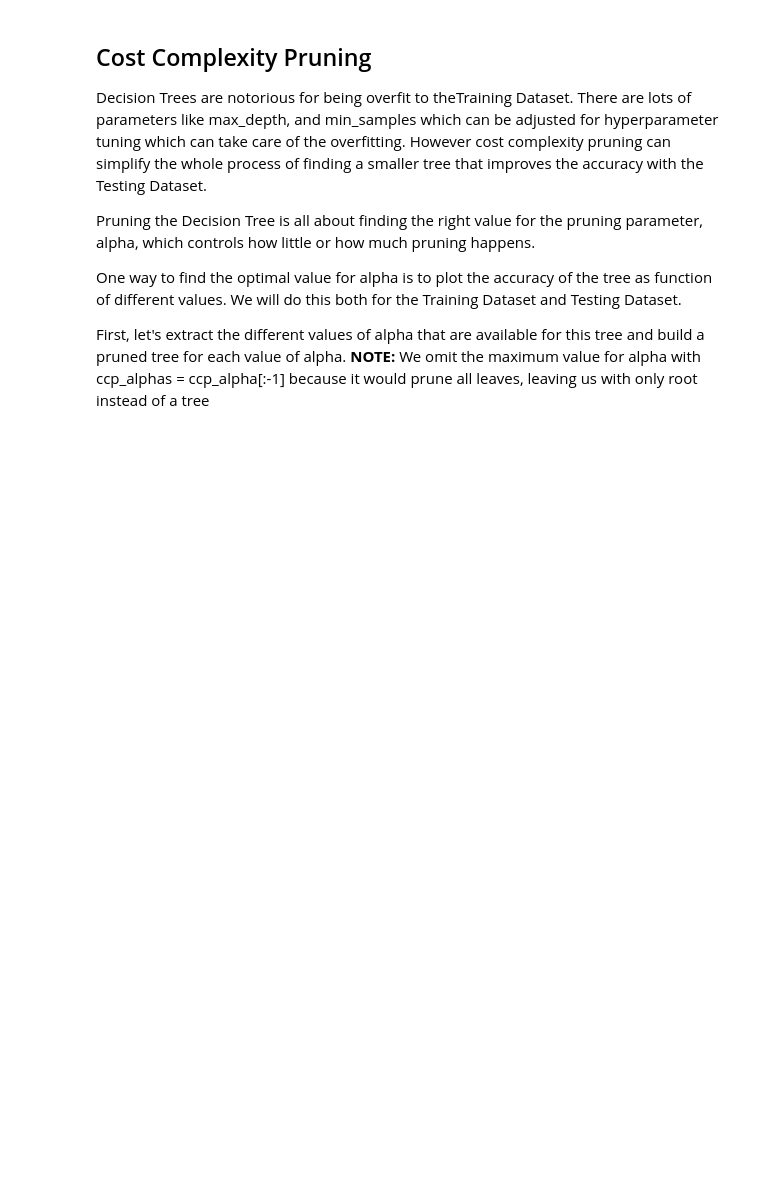
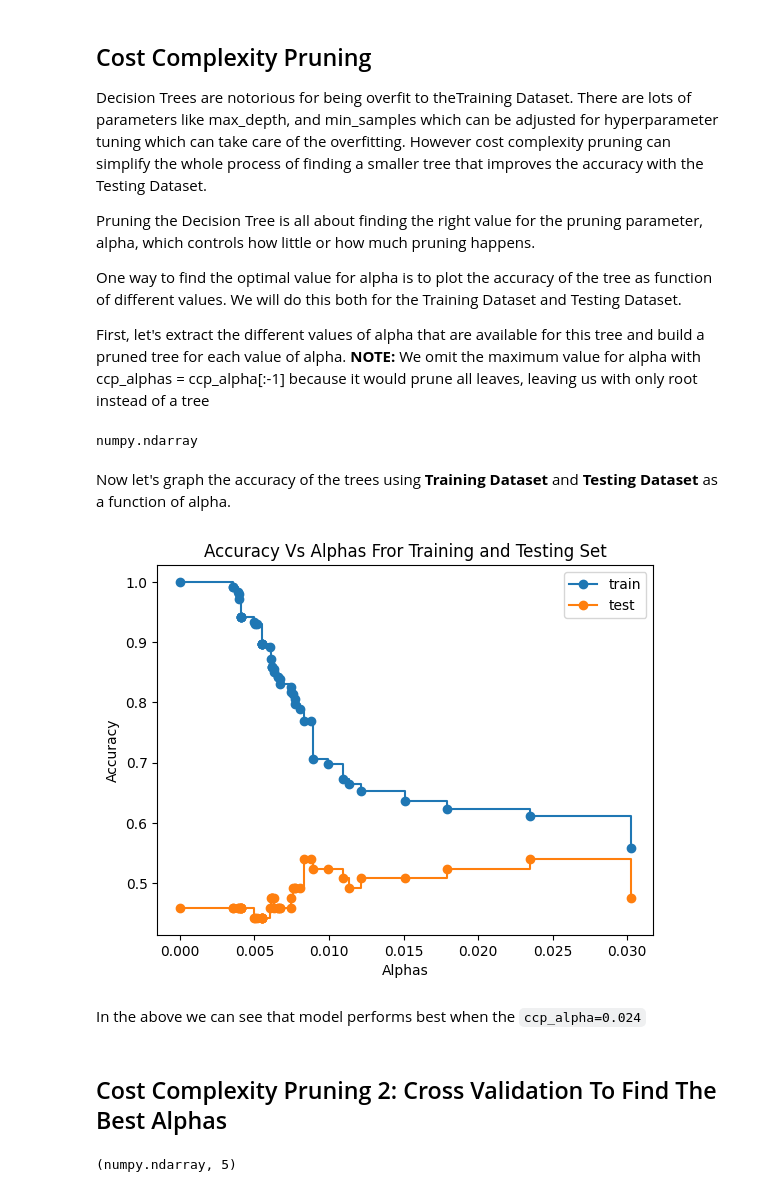
Before and after one commit to Priyo-prog/Heart-Disease-Project, a Jupyter notebook: Decision Tree.ipynb, the cells around one changed output. Cells and saved outputs as stored; diff of their text form; code cells hidden in the pictures; blank space fills up the shorter version.

```diff
--- a/Decision Tree.ipynb
+++ b/Decision Tree.ipynb
@@ -426,3 +430,27 @@ for ccp_alpha in ccp_alphas:
     clf_dt = DecisionTreeClassifier(random_state=0, ccp_alpha=ccp_alpha)
     clf_dt.fit(X_train, y_train)
     clf_dts.append(clf_dt)
+# %%
+type(ccp_alphas)
+# %% [output]
+numpy.ndarray
+# %% [markdown]
+Now let's graph the accuracy of the trees using **Training Dataset** and **Testing Dataset** as a function of alpha.
+# %%
+train_scores = [clf_dt.score(X_train, y_train) for clf_dt in clf_dts]
+test_scores = [clf_dt.score(X_test, y_test) for clf_dt in clf_dts]
+
+fig, ax = plt.subplots()
+ax.set_xlabel("Alphas")
+ax.set_ylabel("Accuracy")
+ax.set_title("Accuracy Vs Alphas Fror Training and Testing Set")
+ax.plot(ccp_alphas,train_scores, marker="o", label="train", drawstyle="steps-post")
+ax.plot(ccp_alphas, test_scores, marker="o", label="test", drawstyle="steps-post")
+ax.legend()
+plt.show()
+# %% [output]
+[figure, added]
+# %% [markdown]
+In the above we can see that model performs best when the `ccp_alpha=0.024`
+# %% [markdown]
+## Cost Complexity Pruning 2: Cross Validation To Find The Best Alphas
@@ -428,0 +461,4 @@ for ccp_alpha in ccp_alphas:
+# %%
+type(scores), len(scores)
+# %% [output]
+(numpy.ndarray, 5)
```
Also changed, not shown: parts of 15 cells of this notebook.
